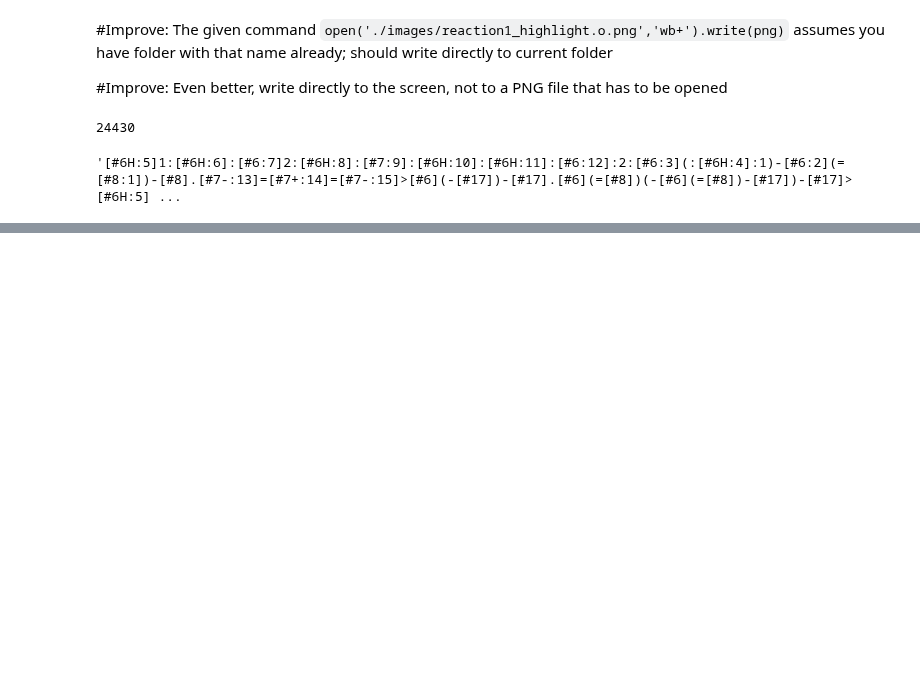
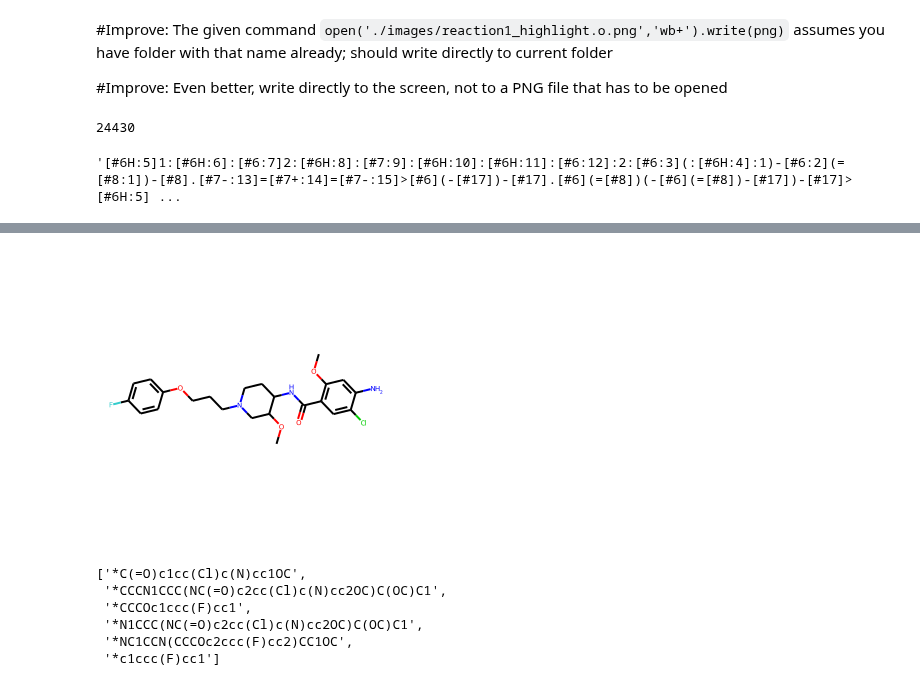
Before and after one commit to bertiewooster/RDKit-playing, a Jupyter notebook: tutorial_examples.ipynb, the cells around one changed output, grey strips where cells are left out. Saved outputs shown, nothing was run; the diff lists cells and outputs as text; code cells hidden in the pictures; blank space fills up the shorter version.

```diff
--- a/tutorial_examples.ipynb
+++ b/tutorial_examples.ipynb
@@ -318,0 +353,16 @@ AllChem.ReactionToSmarts(newRxn)
+# %%
+cisapride = Chem.MolFromSmiles('Clc1cc(c(OC)cc1N)C(=O)NC3CCN(CCCOc2ccc(F)cc2)CC3OC')
+Draw.MolToImage(cisapride)
+# %% [output]
+[figure, added]
+# %%
+hierarch = Recap.RecapDecompose(cisapride)
+ks = hierarch.children.keys()
+sorted(ks)
+# %% [output]
+['*C(=O)c1cc(Cl)c(N)cc1OC',
+ '*CCCN1CCC(NC(=O)c2cc(Cl)c(N)cc2OC)C(OC)C1',
+ '*CCCOc1ccc(F)cc1',
+ '*N1CCC(NC(=O)c2cc(Cl)c(N)cc2OC)C(OC)C1',
+ '*NC1CCN(CCCOc2ccc(F)cc2)CC1OC',
+ '*c1ccc(F)cc1']
```
Also changed, not shown: parts of 11 cells of this notebook, 2 other files.
